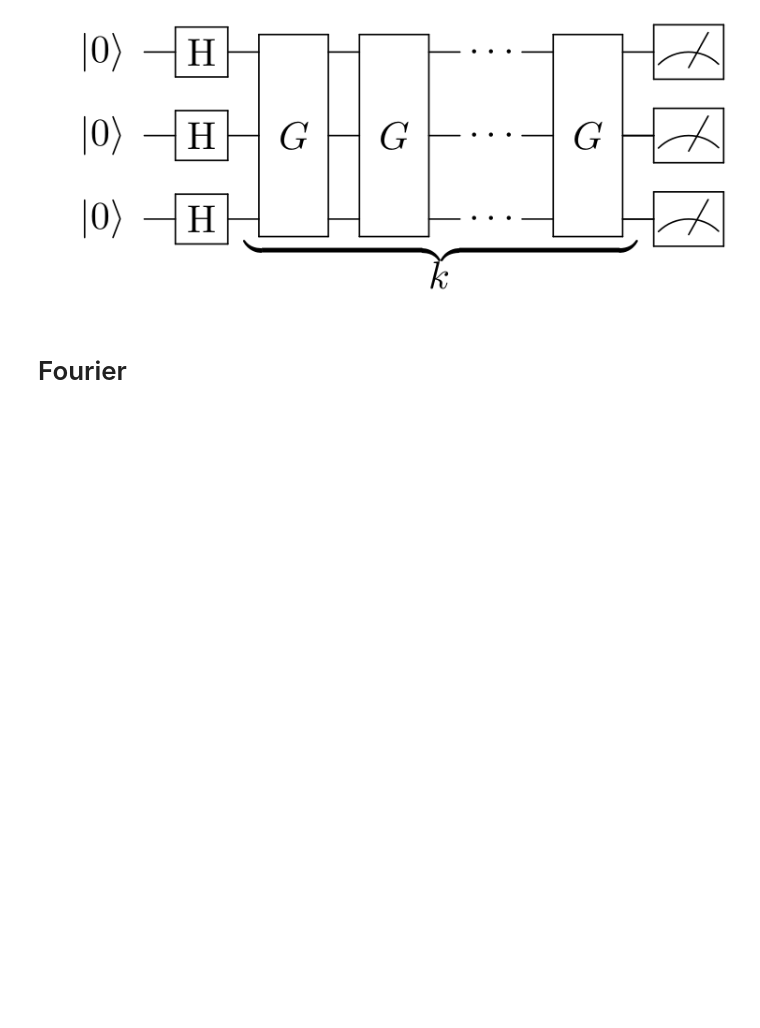
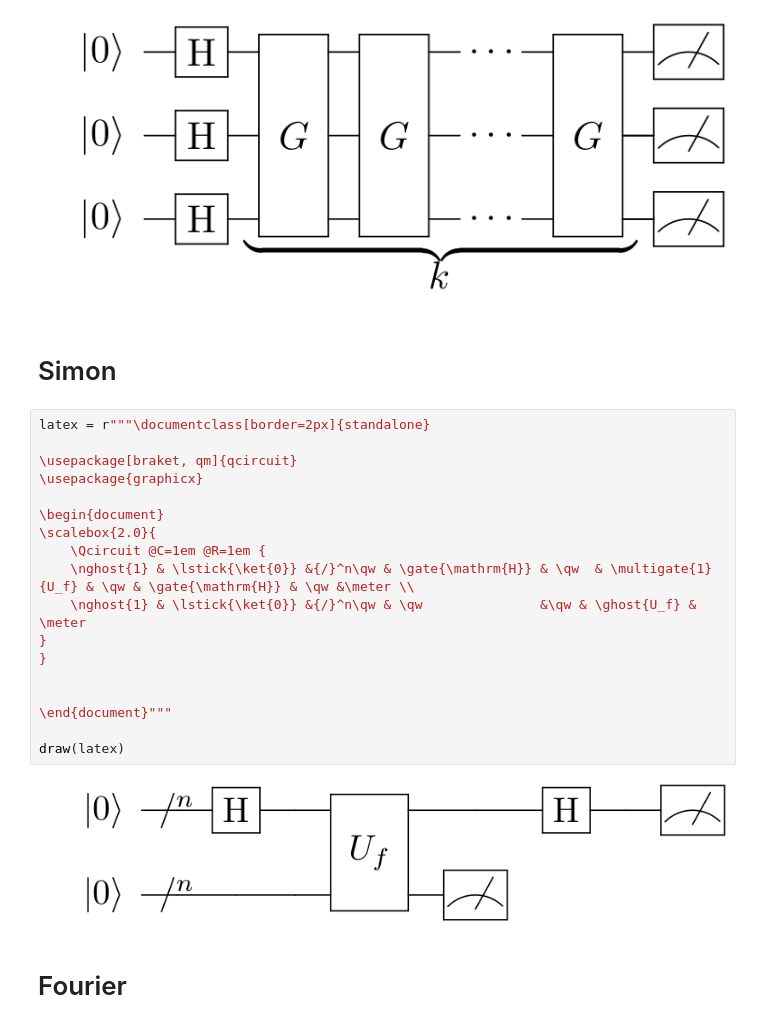
Before and after one commit to gadial/blog, a Jupyter notebook: Notebooks/Quantum Circuits.ipynb, the cells around one changed output. Cells and saved outputs as stored; diff of their text form; blank space fills up the shorter version.

```diff
--- a/Notebooks/Quantum Circuits.ipynb
+++ b/Notebooks/Quantum Circuits.ipynb
@@ -151,6 +155,28 @@ latex = r"""\documentclass[border=2px]{standalone}
 draw(latex)
 # %% [output]
 [figure]
+# %% [markdown]
+# Simon
+# %%
+latex = r"""\documentclass[border=2px]{standalone}
+
+\usepackage[braket, qm]{qcircuit}
+\usepackage{graphicx}
+
+\begin{document}
+\scalebox{2.0}{
+    \Qcircuit @C=1em @R=1em {
+    \nghost{1} & \lstick{\ket{0}} &{/}^n\qw & \gate{\mathrm{H}} & \qw  & \multigate{1}{U_f} & \qw & \gate{\mathrm{H}} & \qw &\meter \\
+    \nghost{1} & \lstick{\ket{0}} &{/}^n\qw & \qw               &\qw & \ghost{U_f} & \meter
+}
+}
+
+
+\end{document}"""
+
+draw(latex)
+# %% [output]
+[figure, added]
 # %% [markdown]
 # Fourier
 # %%
```
Also changed, not shown: parts of 29 cells of this notebook, 11 other files.
